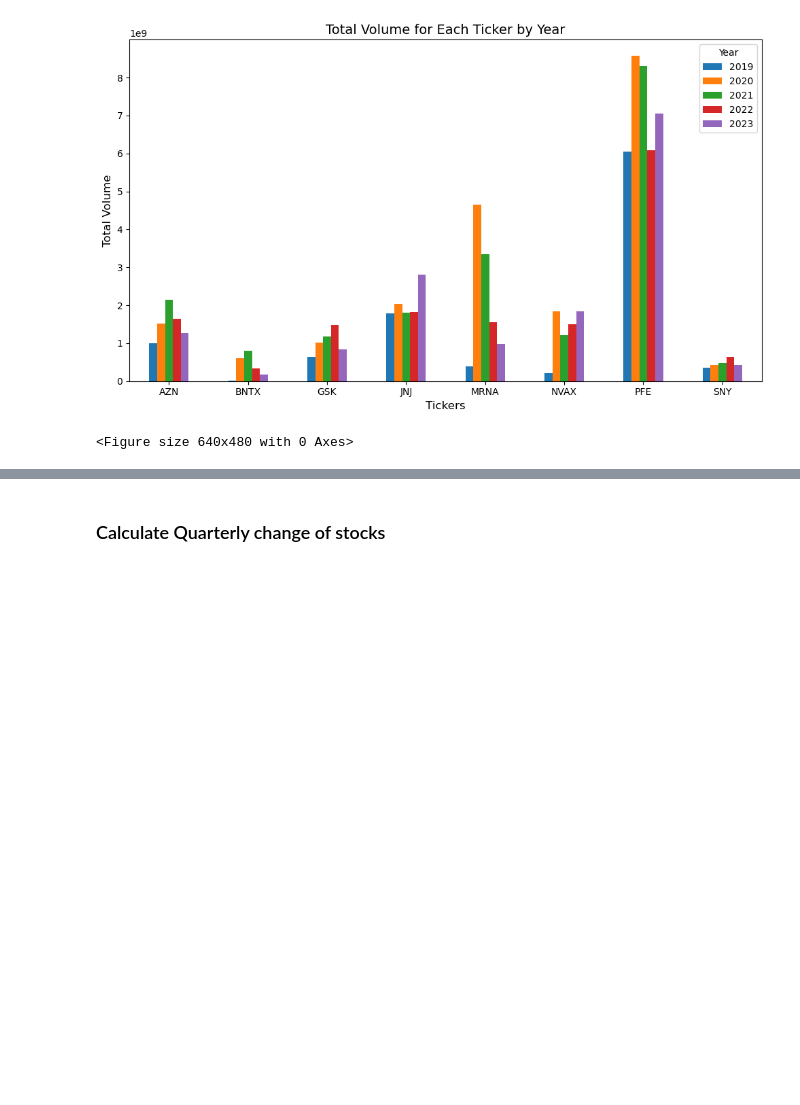
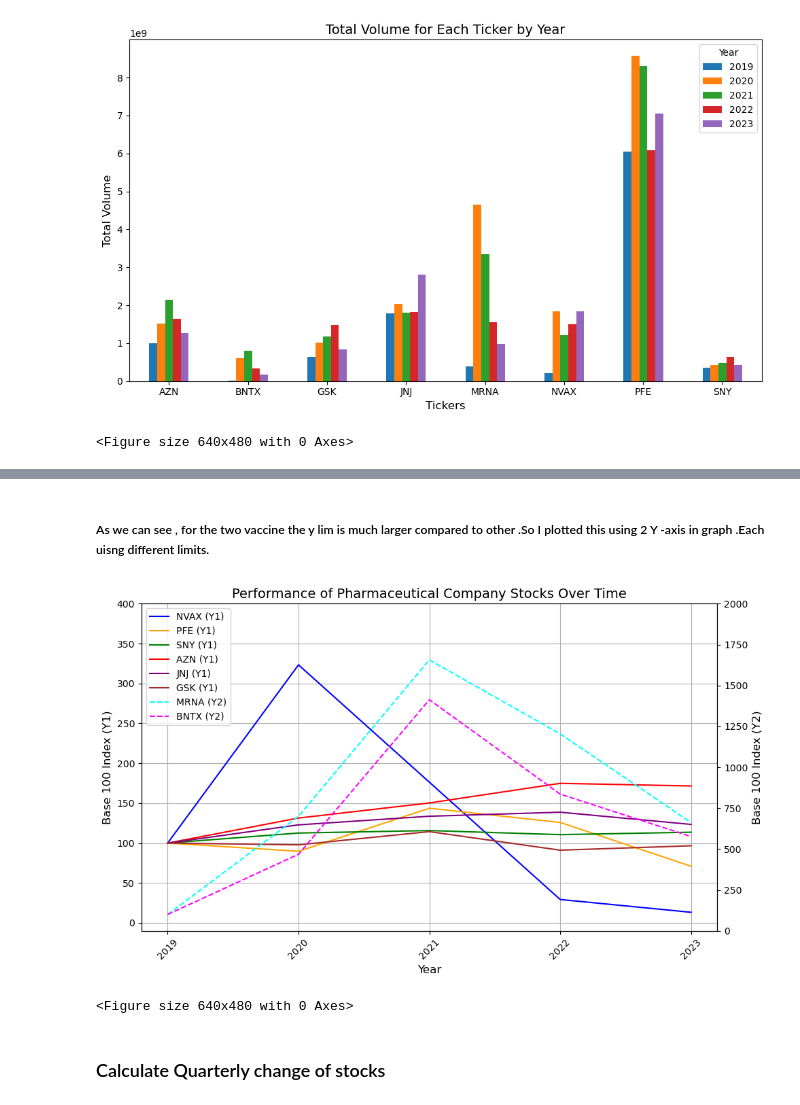
Before and after one commit to nazimben25/project1_group2, a Jupyter notebook: Muskan/stock_analysis.ipynb, the cells around one changed output, grey strips where cells are left out. Cells and saved outputs as stored; diff of their text form; code cells hidden in the pictures; blank space fills up the shorter version.

```diff
--- a/Muskan/stock_analysis.ipynb
+++ b/Muskan/stock_analysis.ipynb
@@ -464,3 +427,67 @@ plt.savefig("Output/Q1_Total_Volume_Change For Each Ticker by year.png")
+# %% [markdown]
+##### As we can see , for the two vaccine the y lim is much larger compared to other .So I plotted this using 2 Y -axis in graph .Each uisng different limits.
+# %%
+# Create the figure and first axis (Y1)
+fig, ax1 = plt.subplots(figsize=(10, 6))
+
+# Tickers available in the dataset
+tickers = yearly_change_df['Ticker'].unique()
+
+# Define colors for Y1
+y1_colors = ['blue', 'orange', 'green', 'red', 'purple', 'brown']
+
+# Plot on the first y-axis (Y1 - left side)
+for i, ticker in enumerate(['NVAX', 'PFE', 'SNY', 'AZN', 'JNJ', 'GSK']):
+    ticker_data = yearly_change_df[yearly_change_df['Ticker'] == ticker]
+
+    # Plot data points that fit within the range (-10 to 400) on Y1
+    y1_data = ticker_data[(ticker_data['base_100'] >= -10) & (ticker_data['base_100'] <= 400)]
+    ax1.plot(y1_data['Year'], y1_data['base_100'], label=f'{ticker} (Y1)', color=y1_colors[i])
+
+# Customize the first y-axis (Y1)
+ax1.set_title('Performance of Pharmaceutical Company Stocks Over Time', fontsize=14)
+ax1.set_xlabel('Year', fontsize=12)
+ax1.set_ylabel('Base 100 Index (Y1)', fontsize=12)
+ax1.set_ylim(-10, 400)  # Limit for the left y-axis
+
+# Set x-ticks to the unique years in the 'year' column
+unique_years = yearly_change_df['Year'].unique()
+ax1.set_xticks(unique_years)
+ax1.set_xticklabels(unique_years, rotation=45)  # Use the years directly
+
+ax1.grid(True)
+
+# Create a second y-axis (Y2 - right side) that shares the same x-axis
+ax2 = ax1.twinx()
+
+# Define colors for Y2
+y2_colors = ['cyan', 'magenta']
+
+# Plot on the second y-axis (Y2 - right side)
+for i, ticker in enumerate(['MRNA', 'BNTX']):  # Only include MRNA and BNTX
+    ticker_data = yearly_change_df[yearly_change_df['Ticker'] == ticker]
+
+    # Plot data points that fit within the range (0 to 2000) on Y2
+    y2_data = ticker_data[(ticker_data['base_100'] >= 0) & (ticker_data['base_100'] <= 2000)]
+    ax2.plot(y2_data['Year'], y2_data['base_100'], linestyle='--', label=f'{ticker} (Y2)', color=y2_colors[i])
+
+# Customize the second y-axis (Y2)
+ax2.set_ylabel('Base 100 Index (Y2)', fontsize=12)
+ax2.set_ylim(0, 2000)  # Limit for the right y-axis
+
+
+# Combine both legends and make sure they show correctly
+lines1, labels1 = ax1.get_legend_handles_labels()
+lines2, labels2 = ax2.get_legend_handles_labels()
+ax1.legend(lines1 + lines2, labels1 + labels2, loc='upper left')
+
+# Show the plot
+plt.tight_layout()
+plt.show()
+plt.savefig('Output/Q1_Performance of Pharmaceutical Companies over time.png')
+# %% [output]
+[figure, added]
+<Figure size 640x480 with 0 Axes>
 # %% [markdown]
 ### Calculate Quarterly change of stocks
 # %%
```
Also changed, not shown: parts of 3 cells of this notebook, 3 other files.
